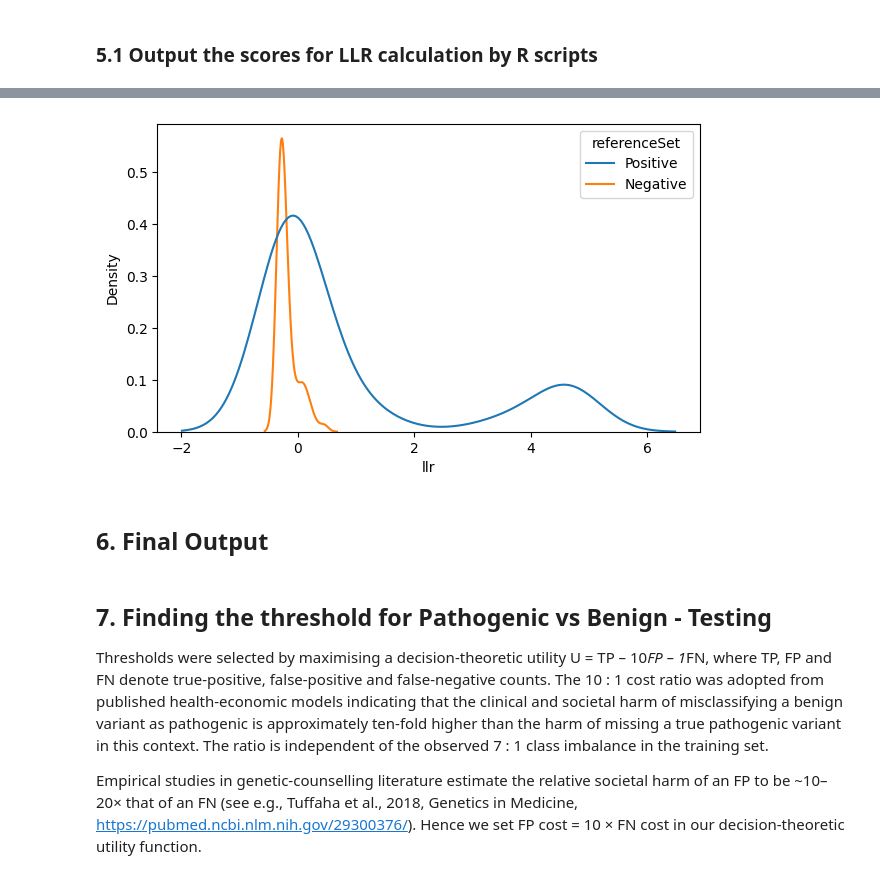
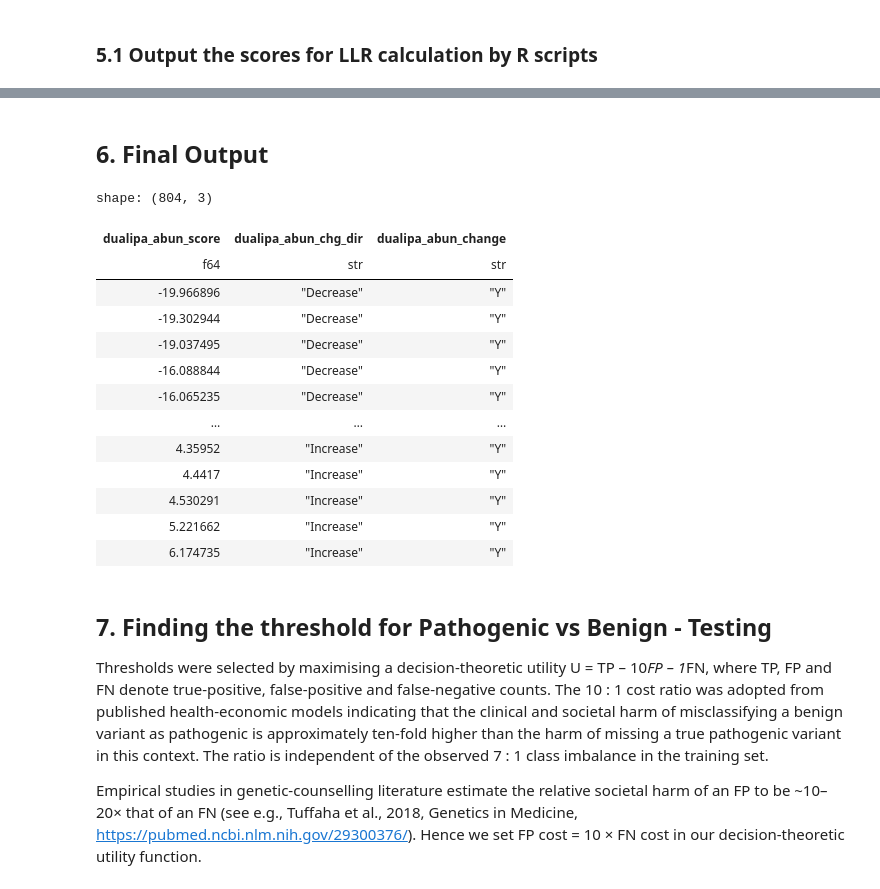
Before and after one commit to broadinstitute/2025_laval_submitted, a Jupyter notebook: 2_individual_assay_results/dual_ipa/2_analysis/4_summarize_results.ipynb, the cells around one changed output, grey strips where cells are left out. Cells and saved outputs as stored; diff of their text form; code cells hidden in the pictures.

```diff
--- a/2_individual_assay_results/dual_ipa/2_analysis/4_summarize_results.ipynb
+++ b/2_individual_assay_results/dual_ipa/2_analysis/4_summarize_results.ipynb
@@ -424,20 +391,0 @@ plt.show()
-# %%
-path_thres, benign_thres_bottom, benign_thres_top, path_thres_2 = -2.417, -1.141, 1.315, 2.591
-
-fig, axes = plt.subplots(2, 1, figsize=(10, 6), sharex=True)
-sns.kdeplot(data=abun_merged.filter(pl.col("clinvar_clnsig_clean")=="1_Pathogenic")["dualipa_abun_score"].to_numpy(), label='Pathogenic', color=palette_dict["clinvar_clnsig_clean"]["1_Pathogenic"], fill=True, ax=axes[0])
-sns.kdeplot(data=abun_merged.filter(pl.col("clinvar_clnsig_clean")=="2_Benign")["dualipa_abun_score"].to_numpy(), label='Benign', color=palette_dict["clinvar_clnsig_clean"]["2_Benign"], fill=True, ax=axes[0])
-axes[0].axvline(x=path_thres, color=palette_dict["clinvar_clnsig_clean"]["1_Pathogenic"], linestyle='--', label='Pathogenic Thres. 1')
-axes[0].axvline(x=benign_thres_bottom, color=palette_dict["clinvar_clnsig_clean"]["2_Benign"], linestyle='-.', label='Benign Thres. 1')
-axes[0].axvline(x=benign_thres_top, color=palette_dict["clinvar_clnsig_clean"]["2_Benign"], linestyle='-.', label='Benign Thres. 2')
-axes[0].axvline(x=path_thres_2, color=palette_dict["clinvar_clnsig_clean"]["1_Pathogenic"], linestyle='-.', label='Pathogenic Thres. 2')
-axes[0].legend()
-
-sns.histplot(abun_merged.filter(pl.col("clinvar_clnsig_clean")=="1_Pathogenic")["dualipa_abun_score"].to_numpy(), label='Pathogenic', color=palette_dict["clinvar_clnsig_clean"]["1_Pathogenic"], kde=True, ax=axes[1])
-sns.histplot(abun_merged.filter(pl.col("clinvar_clnsig_clean")=="2_Benign")["dualipa_abun_score"].to_numpy(), label='Benign', color=palette_dict["clinvar_clnsig_clean"]["2_Benign"], kde=True, ax=axes[1])
-axes[1].axvline(x=path_thres, color=palette_dict["clinvar_clnsig_clean"]["1_Pathogenic"], linestyle='--', label='Pathogenic Thres. 1')
-axes[1].axvline(x=benign_thres_bottom, color=palette_dict["clinvar_clnsig_clean"]["2_Benign"], linestyle='-.', label='Benign Thres. 1')
-axes[1].axvline(x=benign_thres_top, color=palette_dict["clinvar_clnsig_clean"]["2_Benign"], linestyle='-.', label='Benign Thres. 2')
-axes[1].axvline(x=path_thres_2, color=palette_dict["clinvar_clnsig_clean"]["1_Pathogenic"], linestyle='-.', label='Pathogenic Thres. 2')
-plt.subplots_adjust(hspace=.05)
-plt.show()
@@ -467,34 +392,21 @@ plt.show()
-# %%
-abundance_score_llr = pl.read_csv("../3_outputs/DUALIPA_LLR_score_default.csv")
-abundance_score_ref = pl.read_csv("../3_outputs/DUALIPA_referenceSet.csv")
-abundance_score_llr = abundance_score_llr.join(
-    abundance_score_ref,
-    left_on="hgvs_pro",
-    right_on="hgvsp",
-    how="left",
-    suffix="_ref"
-)
-
-fig, axes = plt.subplots(1, 1, figsize=(7, 4))
-sns.kdeplot(
-    data=abundance_score_llr.to_pandas(),
-    x="llr",
-    hue="referenceSet",
-    ax=axes
-)
-plt.show()
-# %% [output]
-[figure, removed]
 # %% [markdown]
 ## 6. Final Output
 # %%
 abun_merged = abun_merged.with_columns(
-    pl.when((pl.col("dualipa_abun_score")<=path_thres)|((pl.col("dualipa_abun_score")<=path_thres)))
-    .then(pl.lit(1))
+    pl.when((pl.col("dualipa_abun_score")<=path_thres)|((pl.col("dualipa_abun_score")>=path_thres_2)))
+    .then(pl.lit("Y"))
     .when((pl.col("dualipa_abun_score")>=benign_thres_bottom)&(pl.col("dualipa_abun_score")<=benign_thres_top))
-    .then(pl.lit(0))
-    .otherwise(-1)
-    .alias("dualipa_abun_change")
+    .then(pl.lit("N"))
+    .otherwise(pl.lit("Uncertain"))
+    .alias("dualipa_abun_change"),
+    pl.when((pl.col("dualipa_abun_score")<=path_thres))
+    .then(pl.lit("Decrease"))
+    .when((pl.col("dualipa_abun_score")>=path_thres))
+    .then(pl.lit("Increase"))
+    .when((pl.col("dualipa_abun_score")>=benign_thres_bottom)&(pl.col("dualipa_abun_score")<=benign_thres_top))
+    .then(pl.lit("No_Change"))
+    .otherwise(pl.lit("Uncertain"))
+    .alias("dualipa_abun_chg_dir")
 ).with_columns(
     pl.col("plddt").cast(pl.Float32).alias("plddt_f32"),
     pl.col("rsa").cast(pl.Float32).alias("rsa_f32"),
@@ -519,6 +431,23 @@ abun_merged = abun_merged.with_columns(
 )
 
 abun_merged.write_csv("../3_outputs/annotated_perturbation_scores.csv")
+# %%
+abun_merged.sort("dualipa_abun_score")["dualipa_abun_score","dualipa_abun_chg_dir","dualipa_abun_change"]
+# %% [output]
+shape: (804, 3)
+| dualipa_abun_score | dualipa_abun_chg_dir | dualipa_abun_change |
+| f64 | str | str |
+| -19.966896 | "Decrease" | "Y" |
+| -19.302944 | "Decrease" | "Y" |
+| -19.037495 | "Decrease" | "Y" |
+| -16.088844 | "Decrease" | "Y" |
+| -16.065235 | "Decrease" | "Y" |
+| … | … | … |
+| 4.35952 | "Increase" | "Y" |
+| 4.4417 | "Increase" | "Y" |
+| 4.530291 | "Increase" | "Y" |
+| 5.221662 | "Increase" | "Y" |
+| 6.174735 | "Increase" | "Y" |
 # %% [markdown]
 ## 7. Finding the threshold for Pathogenic vs Benign - Testing
 
```
Also changed, not shown: parts of 13 cells of this notebook, 22 other files.
